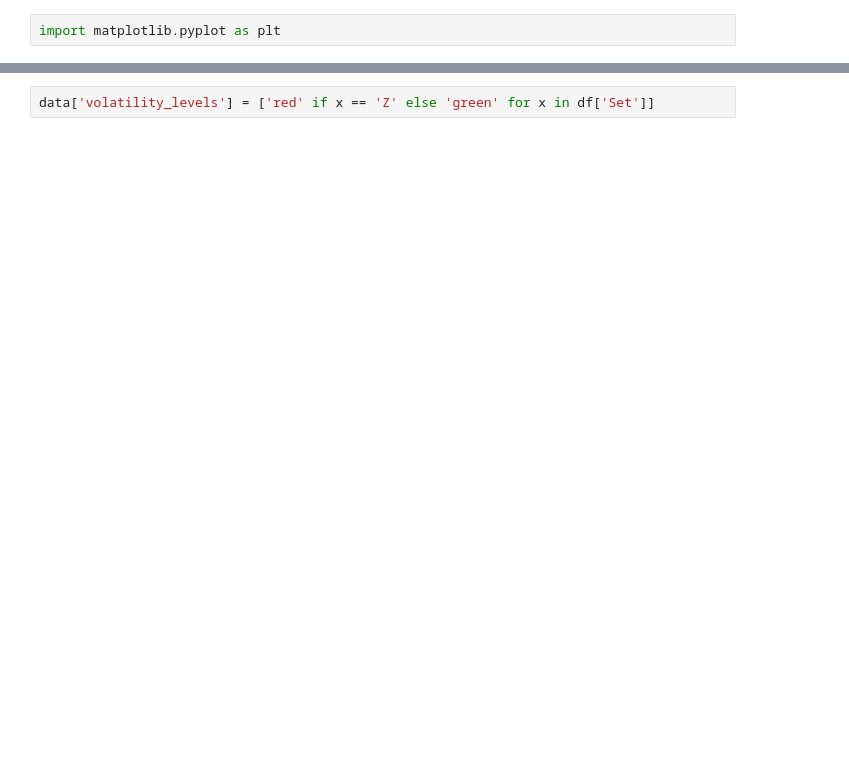
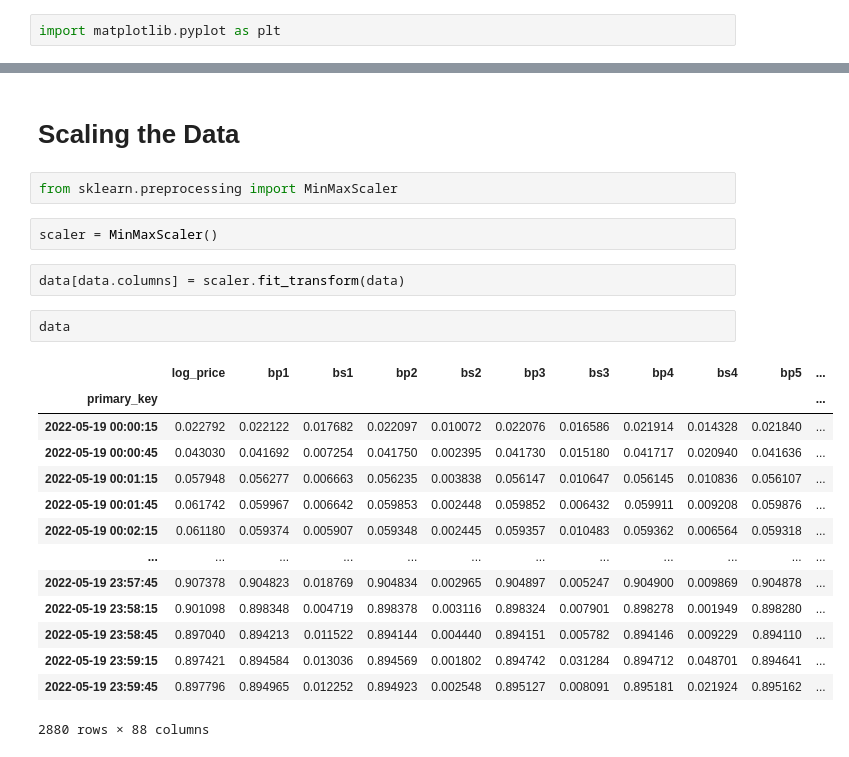
Before and after one commit to abefarkas/Thalassa_Regime_Classifier, a Jupyter notebook: Updated_Data.ipynb, the cells around one changed output, grey strips where cells are left out. Cells and saved outputs as stored; diff of their text form; blank space fills up the shorter version.

```diff
--- a/Updated_Data.ipynb
+++ b/Updated_Data.ipynb
@@ -222,2 +216,25 @@ data['realized_volatility'].describe()
-# %%
-data['volatility_levels'] = ['red' if x == 'Z' else 'green' for x in df['Set']]
+# %% [markdown]
+# Scaling the Data
+# %%
+from sklearn.preprocessing import MinMaxScaler
+# %%
+scaler = MinMaxScaler()
+# %%
+data[data.columns] = scaler.fit_transform(data)
+# %%
+data
+# %% [output]
+|  | log_price | bp1 | bs1 | bp2 | bs2 | bp3 | bs3 | bp4 | bs4 | bp5 | ... |
+| primary_key |  |  |  |  |  |  |  |  |  |  | ... |
+| 2022-05-19 00:00:15 | 0.022792 | 0.022122 | 0.017682 | 0.022097 | 0.010072 | 0.022076 | 0.016586 | 0.021914 | 0.014328 | 0.021840 | ... |
+| 2022-05-19 00:00:45 | 0.043030 | 0.041692 | 0.007254 | 0.041750 | 0.002395 | 0.041730 | 0.015180 | 0.041717 | 0.020940 | 0.041636 | ... |
+| 2022-05-19 00:01:15 | 0.057948 | 0.056277 | 0.006663 | 0.056235 | 0.003838 | 0.056147 | 0.010647 | 0.056145 | 0.010836 | 0.056107 | ... |
+| 2022-05-19 00:01:45 | 0.061742 | 0.059967 | 0.006642 | 0.059853 | 0.002448 | 0.059852 | 0.006432 | 0.059911 | 0.009208 | 0.059876 | ... |
+| 2022-05-19 00:02:15 | 0.061180 | 0.059374 | 0.005907 | 0.059348 | 0.002445 | 0.059357 | 0.010483 | 0.059362 | 0.006564 | 0.059318 | ... |
+| ... | ... | ... | ... | ... | ... | ... | ... | ... | ... | ... | ... |
+| 2022-05-19 23:57:45 | 0.907378 | 0.904823 | 0.018769 | 0.904834 | 0.002965 | 0.904897 | 0.005247 | 0.904900 | 0.009869 | 0.904878 | ... |
+| 2022-05-19 23:58:15 | 0.901098 | 0.898348 | 0.004719 | 0.898378 | 0.003116 | 0.898324 | 0.007901 | 0.898278 | 0.001949 | 0.898280 | ... |
+| 2022-05-19 23:58:45 | 0.897040 | 0.894213 | 0.011522 | 0.894144 | 0.004440 | 0.894151 | 0.005782 | 0.894146 | 0.009229 | 0.894110 | ... |
+| 2022-05-19 23:59:15 | 0.897421 | 0.894584 | 0.013036 | 0.894569 | 0.001802 | 0.894742 | 0.031284 | 0.894712 | 0.048701 | 0.894641 | ... |
+| 2022-05-19 23:59:45 | 0.897796 | 0.894965 | 0.012252 | 0.894923 | 0.002548 | 0.895127 | 0.008091 | 0.895181 | 0.021924 | 0.895162 | ... |
+2880 rows × 88 columns
```
Also changed, not shown: parts of 28 cells of this notebook.
